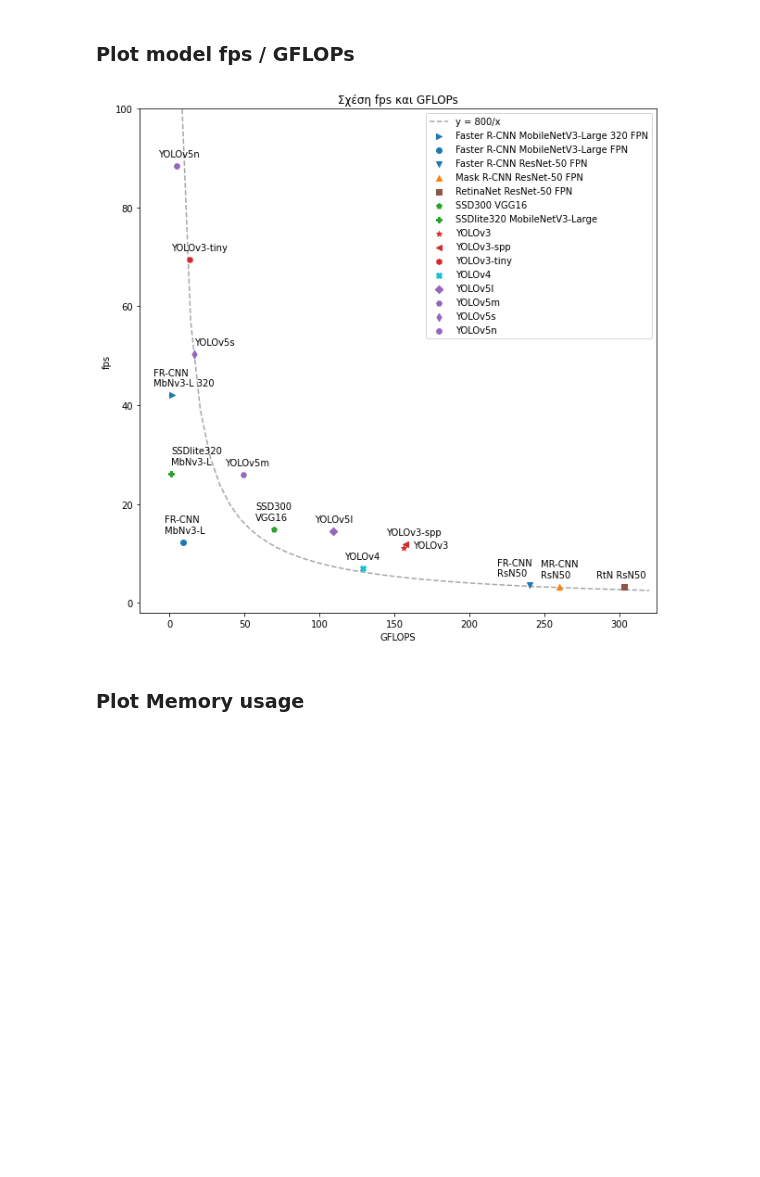
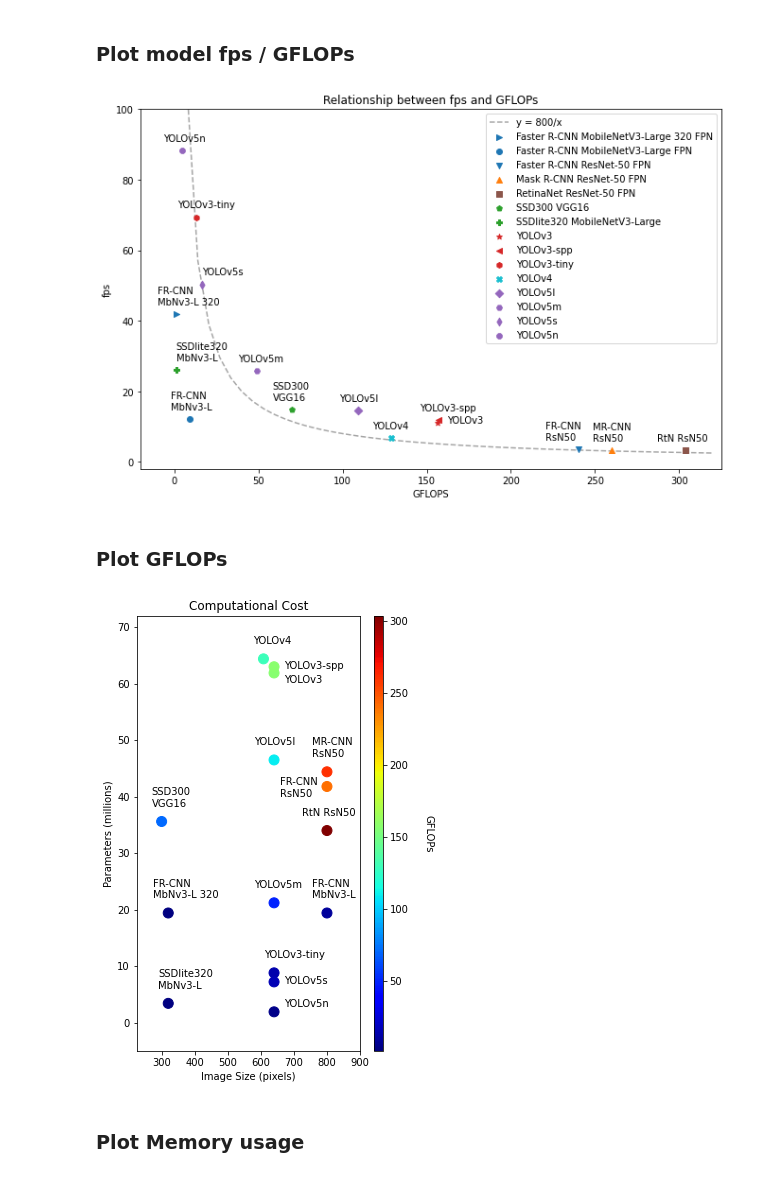
Before and after one commit to joangog/object-detection, a Jupyter notebook: analysis.ipynb, the cells around one changed output. Cells and saved outputs as stored; diff of their text form; code cells hidden in the pictures; blank space fills up the shorter version.

```diff
--- a/analysis.ipynb
+++ b/analysis.ipynb
@@ -717,9 +720,9 @@ plt.show()
 %matplotlib inline
 
 # Start plotting
-plt.figure(figsize=(10,10))
+plt.figure(figsize=(11,7))
 
-plt.title('Σχέση fps και GFLOPs')
+plt.title('Relationship between fps and GFLOPs')
 plt.xlabel('GFLOPS')
 plt.ylabel('fps')
 
@@ -756,7 +759,55 @@ plt.legend(np.insert(models,0,'y = 800/x'), scatterpoints=1)
 
 plt.show()
 # %% [output]
-[figure, old version]
+[figure, new version]
+# %% [markdown]
+### Plot GFLOPs
+# %%
+plt.figure(figsize=(5,8))
+
+plt.title('Computational Cost')
+
+plt.ylabel('Parameters (millions)')
+plt.xlabel('Image Size (pixels)')
+
+xlim = (225,900)
+ylim = (-5,72)
+
+plt.xlim(xlim)
+plt.ylim(ylim)
+
+plt.scatter(model_img_size,model_params,c=model_gflops,s=100, cmap='jet')
+
+for i in range(0,len(models)):
+  xytext = (-10,15)
+  if models[i] == 'Faster R-CNN ResNet-50 FPN':
+    xytext = (-47,-10)
+  if models[i] == 'Faster R-CNN MobileNetV3-Large FPN':
+    xytext = (-15,15)
+  if models[i] == 'Faster R-CNN MobileNetV3-Large 320 FPN':
+    xytext = (-15,15)
+  if models[i] == 'YOLOv3':
+    xytext = (10,-10)
+  if models[i] == 'YOLOv3-spp':
+    xytext = (10,-2)
+  if models[i] == 'YOLOv5l':
+    xytext = (-20,15)
+  if models[i] == 'YOLOv5m':
+    xytext = (-20,15)
+  if models[i] == 'YOLOv5s':
+    xytext = (10,-2)
+  if models[i] == 'YOLOv5n':
+    xytext = (10,5)
+  if models[i] == 'RetinaNet ResNet-50 FPN':
+    xytext = (-25,15)
+  if models[i] == 'Mask R-CNN ResNet-50 FPN':
+    xytext = (-15,15)
+  plt.annotate(tw.fill(models_short[i], width=11), (model_img_size[i], model_params[i]), xytext=xytext, textcoords='offset points')
+
+cbar = plt.colorbar(aspect=50)
+cbar.set_label('GFLOPs', rotation=270, labelpad=25)
+# %% [output]
+[figure, added]
 # %% [markdown]
 ### Plot Memory usage
 # %%
```
Also changed, not shown: parts of 11 cells of this notebook.
